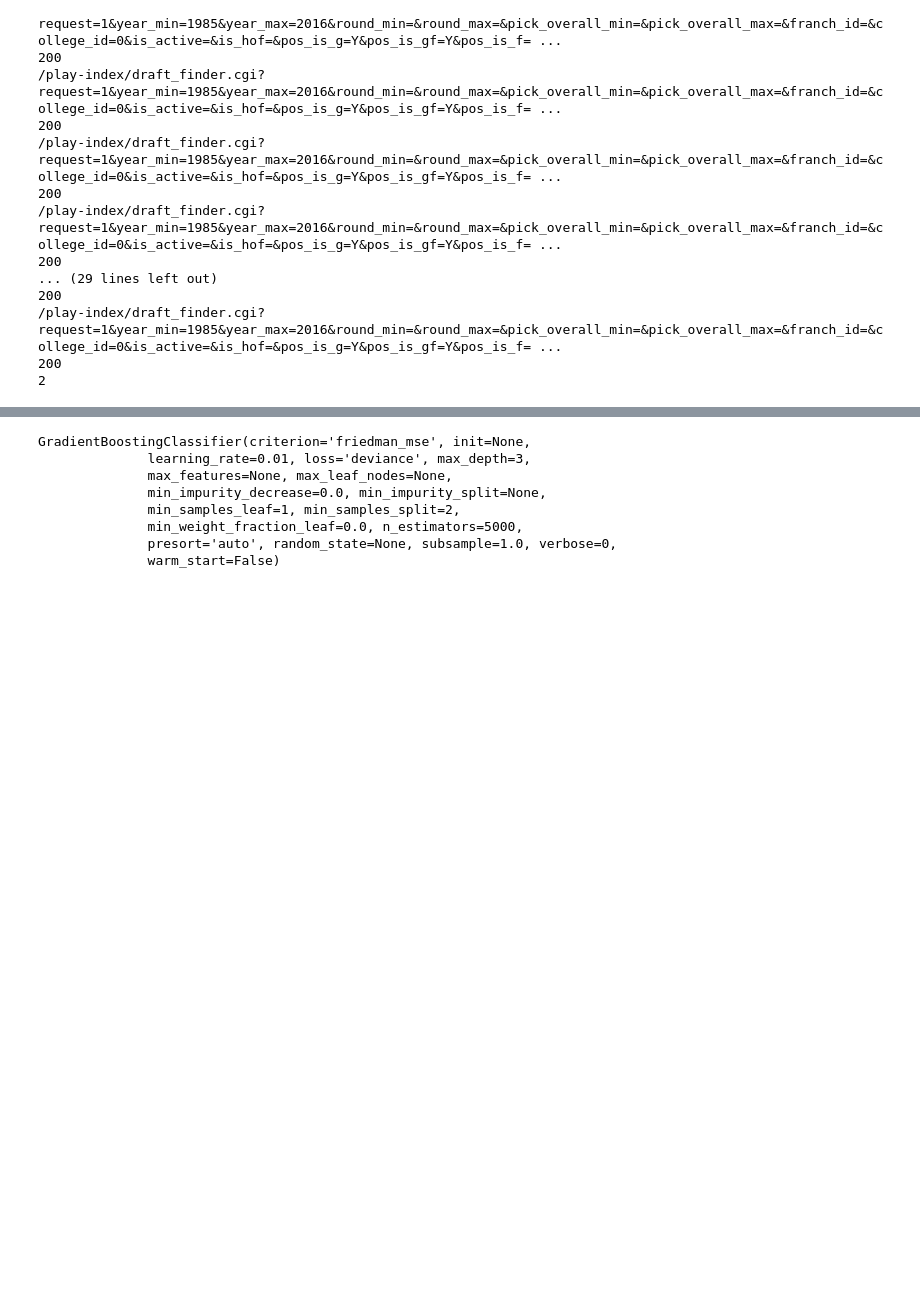
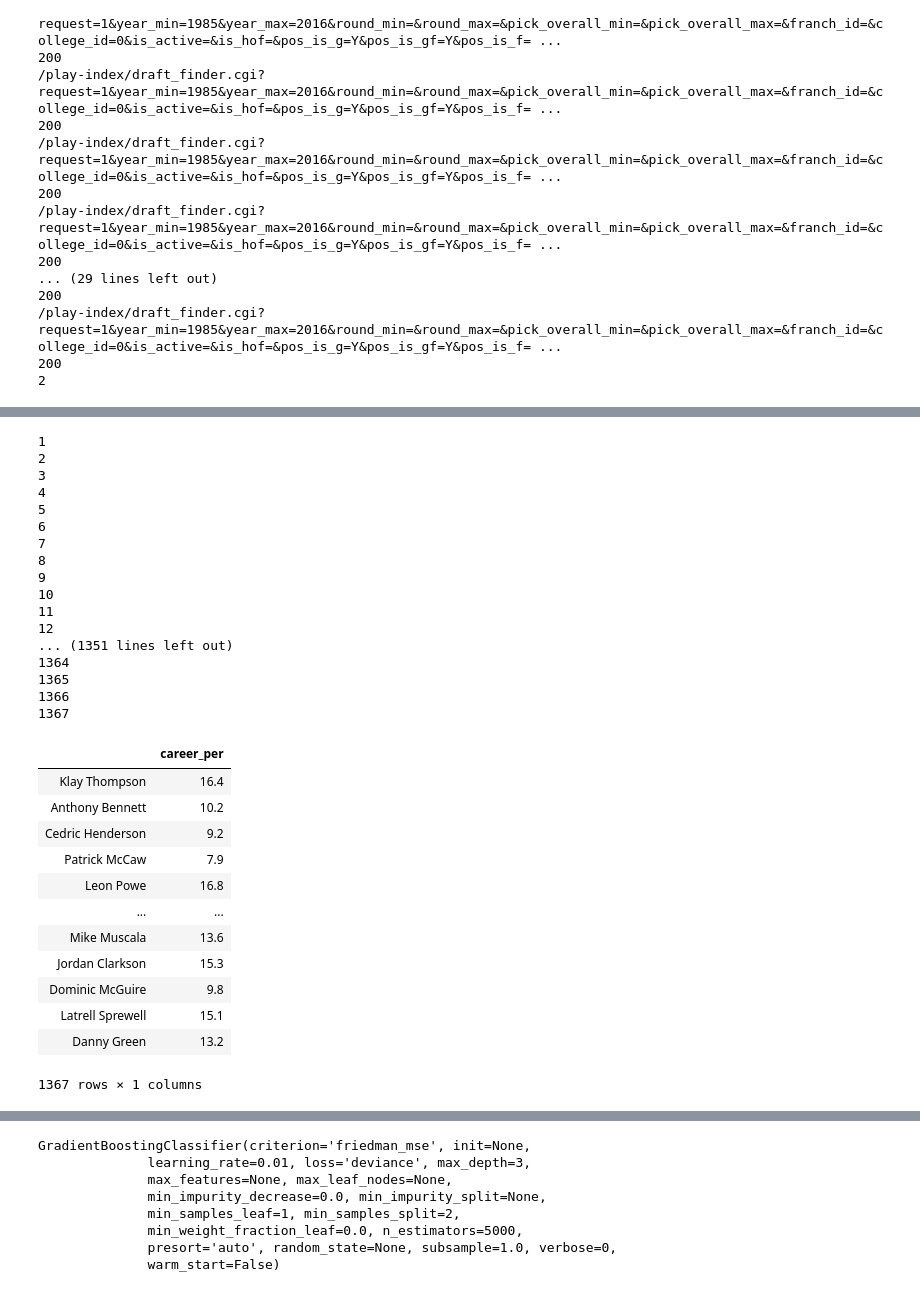
Before and after one commit to Tenacious-E/Predict_NBA_player_quality, a Jupyter notebook: Collecting Data.ipynb, the cells around one changed output, grey strips where cells are left out. Saved outputs shown, nothing was run; the diff lists cells and outputs as text; code cells hidden in the pictures; blank space fills up the shorter version.

```diff
--- a/Collecting Data.ipynb
+++ b/Collecting Data.ipynb
@@ -225,2 +280,17 @@ data.to_pickle('data2.pkl')
 # %%
-#data = pd.read_pickle('data2.pkl')
+data = pd.read_pickle('data.pkl')
+# %%
+#find all the ids of all stars
+nba_id_list = []
+for player_id in data['player_id_NBA'].values:
+    nba_id_list.append(player_id)
+# %%
+#adding a target column to see whether they are an all-star or not
+all_star_col = []
+for player in nba_id_list:
+    for all_star in all_star_list:
+        if all_star == player:
+            all_star_col.append(1)
+            break
+        if all_star == all_star_list[-1]:
+            all_star_col.append(0)
@@ -227 +299,51 @@ data.to_pickle('data2.pkl')
+# %%
+#function gets the NBA PER
+def get_career_per(dataframe):
+    career_per_list = []
+    temp = dataframe['player_id_NBA']
+    r = 0
+    for player in temp.values:
+        r +=1
+        print(r)
+        try:
+            career_per = NBA.Player(player).dataframe.loc['Career','player_efficiency_rating']
+        except:
+            #did this only to find errors
+            return (player, r)
+        career_per_list.append(career_per)
+    return pd.DataFrame(np.array(career_per_list),index=dataframe.index,columns=['career_per'])
+# %%
+career_per = get_career_per(data)
+career_per
+# %% [output]
+1
+2
+3
+4
+5
+6
+7
+8
+9
+10
+11
+12
+... (1351 lines left out)
+1364
+1365
+1366
+1367
+|  | career_per |
+| Klay Thompson | 16.4 |
+| Anthony Bennett | 10.2 |
+| Cedric Henderson | 9.2 |
+| Patrick McCaw | 7.9 |
+| Leon Powe | 16.8 |
+| ... | ... |
+| Mike Muscala | 13.6 |
+| Jordan Clarkson | 15.3 |
+| Dominic McGuire | 9.8 |
+| Latrell Sprewell | 15.1 |
+| Danny Green | 13.2 |
+1367 rows × 1 columns
 # %%
```
Also changed, not shown: parts of 42 cells of this notebook.
